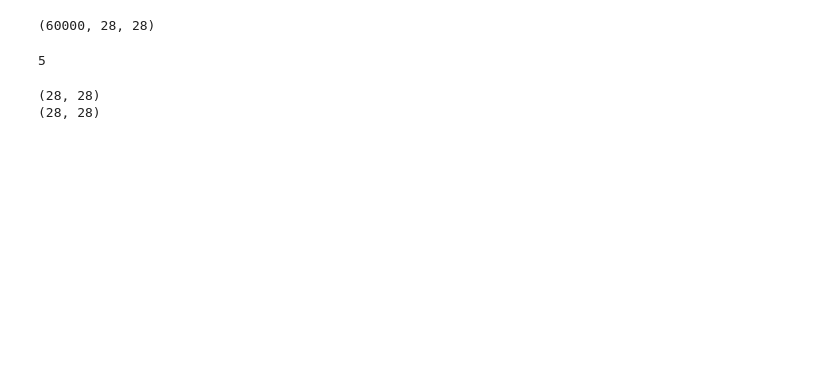
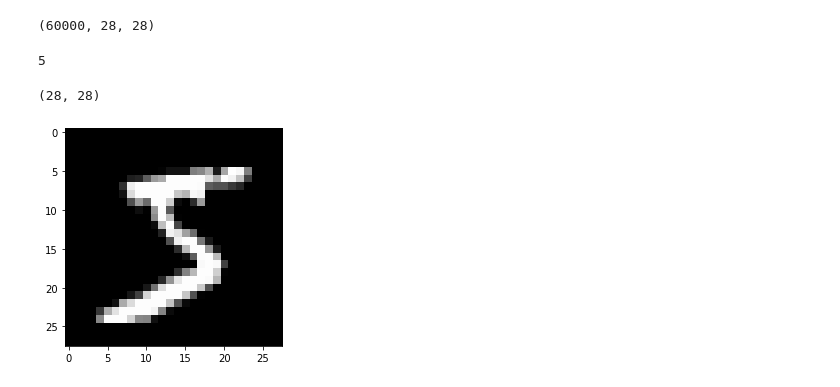
Before and after one commit to devonchenc/python-deep-learning, a Jupyter notebook: 09.Perceptron_and_neural_network.ipynb, the cells around one changed output. Saved outputs shown, nothing was run; the diff lists cells and outputs as text; code cells hidden in the pictures; blank space fills up the shorter version.

```diff
--- a/09.Perceptron_and_neural_network.ipynb
+++ b/09.Perceptron_and_neural_network.ipynb
@@ -454,23 +449,18 @@ train_images.shape
 # %% [output]
 (60000, 28, 28)
 # %%
-img = train_images[0]
+image = train_images[0]
 label = train_labels[0]
 print(label) # 5
 # %% [output]
 5
-# %%
-import numpy as np
-from PIL import Image
-
-def img_show(img):
-    pil_img = Image.fromarray(np.uint8(img))
-    pil_img.show()
-
-print(img.shape) # (784,)
-img = img.reshape(28, 28) # 把图像的形状变成原来的尺寸
-print(img.shape) # (28, 28)
-img_show(img)
-# %% [output]
-(28, 28)
-(28, 28)
+# %%
+import numpy as np
+import matplotlib.pyplot as plt
+
+print(image.shape)
+plt.imshow(image, cmap=plt.cm.gray)
+plt.show()
+# %% [output]
+(28, 28)
+[figure, added]
```
Also changed, not shown: parts of 9 cells of this notebook, 1 other file.
